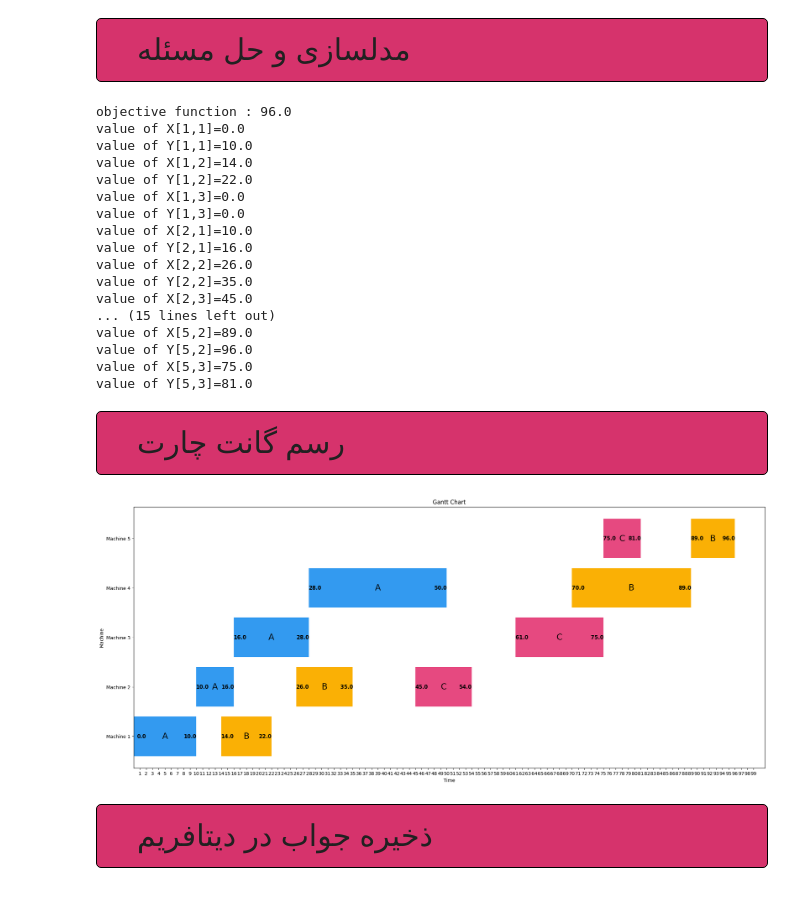
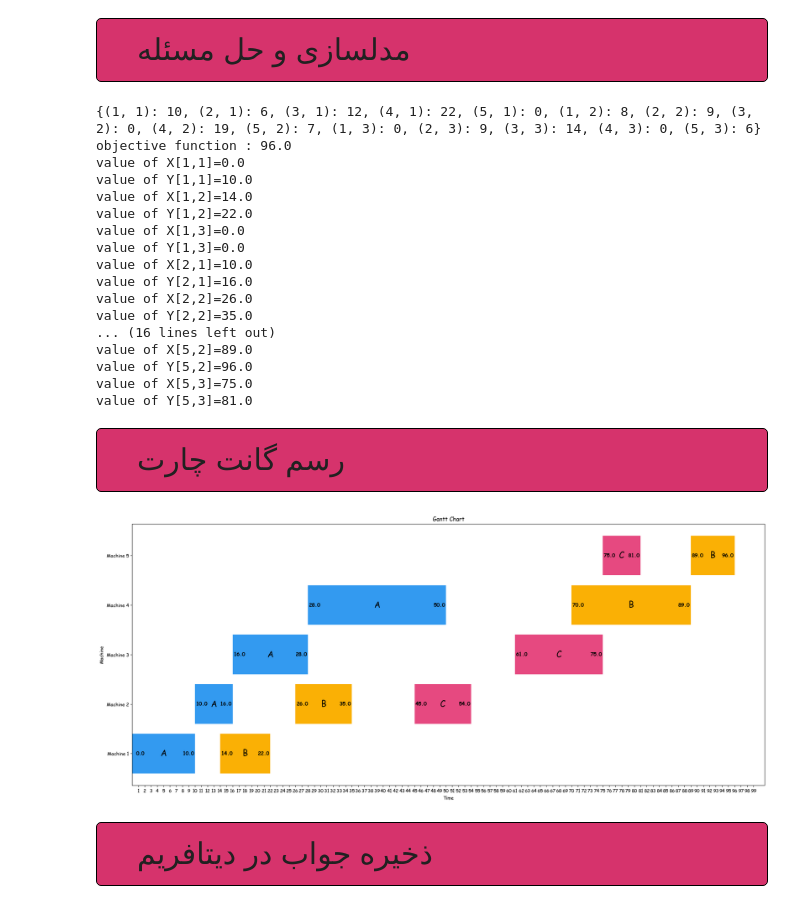
Before and after one commit to hadihe2002/pyomo, a Jupyter notebook: pyomo.ipynb, the cells around one changed output. Saved outputs shown, nothing was run; the diff lists cells and outputs as text; code cells hidden in the pictures.

```diff
--- a/pyomo.ipynb
+++ b/pyomo.ipynb
@@ -55,8 +55,9 @@ keys = list(times.to_dict().keys())
 values = list(times.to_dict().values())
 
 time_params = {(j+1,i):k for i in range(1,len(keys)+1) for j,k in enumerate(values[i-1].values())}
+print(time_params)
 
-model.time_params = time_params
+model.time_params = Param(model.machines, model.products, initialize=time_params, mutable=True)
 
 # ----------------------------------- Big M ---------------------------------- #
 model.M = 1e6
@@ -83,9 +84,10 @@ model.sequentials = ConstraintList()
 for j in products:
     for i in range(1,len(machines)):
         model.sequentials.add(model.Y[i, j] <= model.X[i+1, j])
-model.sequentials.add(model.Y[4, 1] <= 60)
 model.sequentials.add(model.Y[5, 2] <= model.Y[5, 3] + 15)
 
+# ------------------------------- A finish time ------------------------------ #
+model.A_finish_time = Constraint(expr = model.Y[4, 1] <= 60)
 
 # --------------------- Machines can do one thing at once -------------------- #
 model.interferences = ConstraintList()
@@ -135,6 +137,7 @@ for x in model.machines:
         print(f'value of {model.X[x,y]}={value(model.X[x,y])}')
         print(f'value of {model.Y[x,y]}={value(model.Y[x,y])}')
 # %% [output]
+{(1, 1): 10, (2, 1): 6, (3, 1): 12, (4, 1): 22, (5, 1): 0, (1, 2): 8, (2, 2): 9, (3, 2): 0, (4, 2): 19, (5, 2): 7, (1, 3): 0, (2, 3): 9, (3, 3): 14, (4, 3): 0, (5, 3): 6}
 objective function : 96.0
 value of X[1,1]=0.0
 value of Y[1,1]=10.0
@@ -146,8 +149,7 @@ value of X[2,1]=10.0
 value of Y[2,1]=16.0
 value of X[2,2]=26.0
 value of Y[2,2]=35.0
-value of X[2,3]=45.0
-... (15 lines left out)
+... (16 lines left out)
 value of X[5,2]=89.0
 value of Y[5,2]=96.0
 value of X[5,3]=75.0
@@ -156,36 +158,11 @@ value of Y[5,3]=81.0
 <div style="font-family: Vazirmatn; font-size:30px; direction: rtl; display: flex; align-items:center; justify-content:center; align-text:center; background-color: #d6336c; padding: 20px 40px;border: 1px solid black; border-radius: 5px">
 رسم گانت چارت
 </div>
-# %%
-import matplotlib.pyplot as plt
-import matplotlib
-import numpy as np
-
-fig, ax = plt.subplots(figsize=(24, 10))
-
-products_color = {1: "#339af0", 2:"#fab005", 3:"#e64980"}
-
-for x in model.machines:
-    for y in model.products:
-        start = value(model.X[x,y])
-        end = value(model.Y[x,y])
-        ax.barh(f'Machine {x}', width = end - start, left = start, color=products_color[y])
-        if (start != end):
-            ax.text(start + (end - start) / 2, x-1,f'{products_dict[y]}', va='center', ha='center',fontsize=18)
-            ax.text(start+2, x-1, f"{start}", ha='right', va='center', fontweight = 700, fontsize=11)
-            ax.text(end-2, x-1, f"{end}", ha='left', va='center', fontweight = 700, fontsize=11)
-
-ax.set_xlabel('Time')
-ax.set_ylabel('Machine')
-ax.set_title('Gantt Chart')
-
-ax.xaxis.set_ticks(np.arange(1, 100,1))
-
-matplotlib.rcParams['font.family'] = ["Comic Sans MS"]
-
-plt.show()
-# %% [output]
-[figure, removed]
+# %%
+from utils.draw_answer import draw_answer
+draw_answer(model)
+# %% [output]
+[figure, added]
 # %% [markdown]
 <div style="font-family: Vazirmatn; font-size:30px; direction: rtl; display: flex; align-items:center; justify-content:center; align-text:center; background-color: #d6336c; padding: 20px 40px;border: 1px solid black; border-radius: 5px">
 ذخیره جواب در دیتافریم
```
Also changed, not shown: parts of 5 cells of this notebook, 5 other files.
